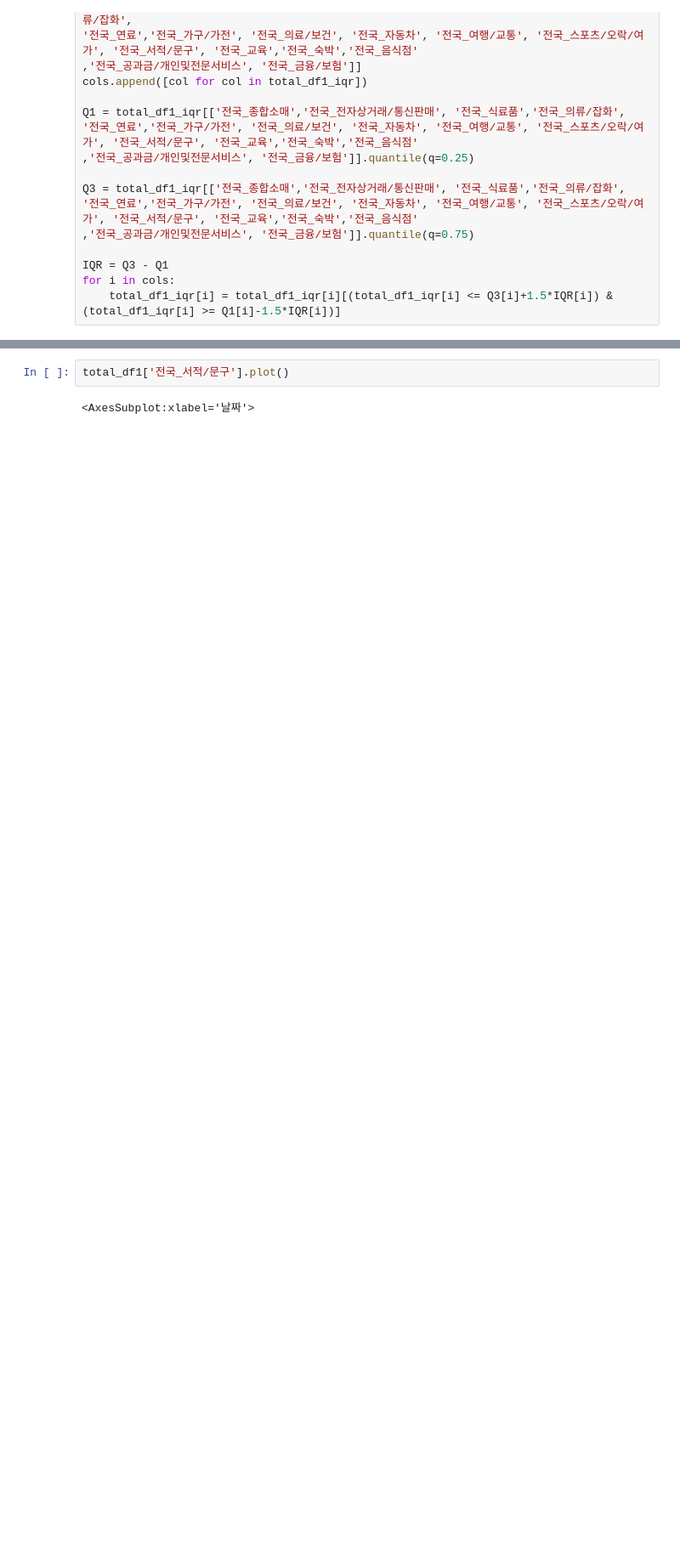
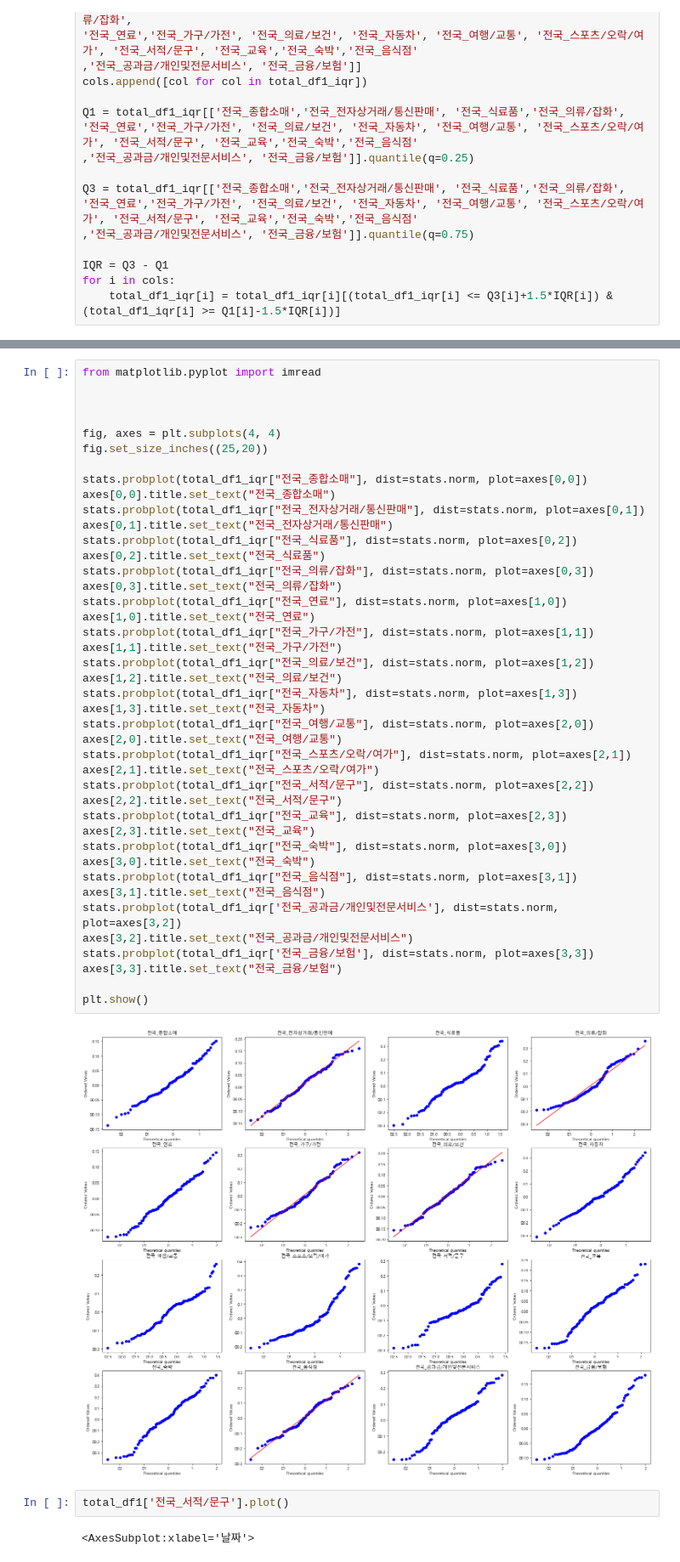
Before and after one commit to KJH3024/test, a Jupyter notebook: 프로젝트1/전국_카드.ipynb, the cells around one changed output, grey strips where cells are left out. Shown at 85% size. Saved outputs shown, nothing was run; the diff lists cells and outputs as text; blank space fills up the shorter version.

```diff
--- a/프로젝트1/전국_카드.ipynb
+++ b/프로젝트1/전국_카드.ipynb
@@ -510,3 +502,47 @@ plt.show()
+# %%
+from matplotlib.pyplot import imread
+
+
+
+fig, axes = plt.subplots(4, 4)
+fig.set_size_inches((25,20))
+
+stats.probplot(total_df1_iqr["전국_종합소매"], dist=stats.norm, plot=axes[0,0])
+axes[0,0].title.set_text("전국_종합소매")
+stats.probplot(total_df1_iqr["전국_전자상거래/통신판매"], dist=stats.norm, plot=axes[0,1])
+axes[0,1].title.set_text("전국_전자상거래/통신판매")
+stats.probplot(total_df1_iqr["전국_식료품"], dist=stats.norm, plot=axes[0,2])
+axes[0,2].title.set_text("전국_식료품")
+stats.probplot(total_df1_iqr["전국_의류/잡화"], dist=stats.norm, plot=axes[0,3])
+axes[0,3].title.set_text("전국_의류/잡화")
+stats.probplot(total_df1_iqr["전국_연료"], dist=stats.norm, plot=axes[1,0])
+axes[1,0].title.set_text("전국_연료")
+stats.probplot(total_df1_iqr["전국_가구/가전"], dist=stats.norm, plot=axes[1,1])
+axes[1,1].title.set_text("전국_가구/가전")
+stats.probplot(total_df1_iqr["전국_의료/보건"], dist=stats.norm, plot=axes[1,2])
+axes[1,2].title.set_text("전국_의료/보건")
+stats.probplot(total_df1_iqr["전국_자동차"], dist=stats.norm, plot=axes[1,3])
+axes[1,3].title.set_text("전국_자동차")
+stats.probplot(total_df1_iqr["전국_여행/교통"], dist=stats.norm, plot=axes[2,0])
+axes[2,0].title.set_text("전국_여행/교통")
+stats.probplot(total_df1_iqr["전국_스포츠/오락/여가"], dist=stats.norm, plot=axes[2,1])
+axes[2,1].title.set_text("전국_스포츠/오락/여가")
+stats.probplot(total_df1_iqr["전국_서적/문구"], dist=stats.norm, plot=axes[2,2])
+axes[2,2].title.set_text("전국_서적/문구")
+stats.probplot(total_df1_iqr["전국_교육"], dist=stats.norm, plot=axes[2,3])
+axes[2,3].title.set_text("전국_교육")
+stats.probplot(total_df1_iqr["전국_숙박"], dist=stats.norm, plot=axes[3,0])
+axes[3,0].title.set_text("전국_숙박")
+stats.probplot(total_df1_iqr["전국_음식점"], dist=stats.norm, plot=axes[3,1])
+axes[3,1].title.set_text("전국_음식점")
+stats.probplot(total_df1_iqr['전국_공과금/개인및전문서비스'], dist=stats.norm, plot=axes[3,2])
+axes[3,2].title.set_text("전국_공과금/개인및전문서비스")
+stats.probplot(total_df1_iqr['전국_금융/보험'], dist=stats.norm, plot=axes[3,3])
+axes[3,3].title.set_text("전국_금융/보험")
+
+plt.show()
+# %% [output]
+[figure, added]
 # %%
 total_df1['전국_서적/문구'].plot()
 # %% [output]
```
Also changed, not shown: parts of 9 cells of this notebook.
